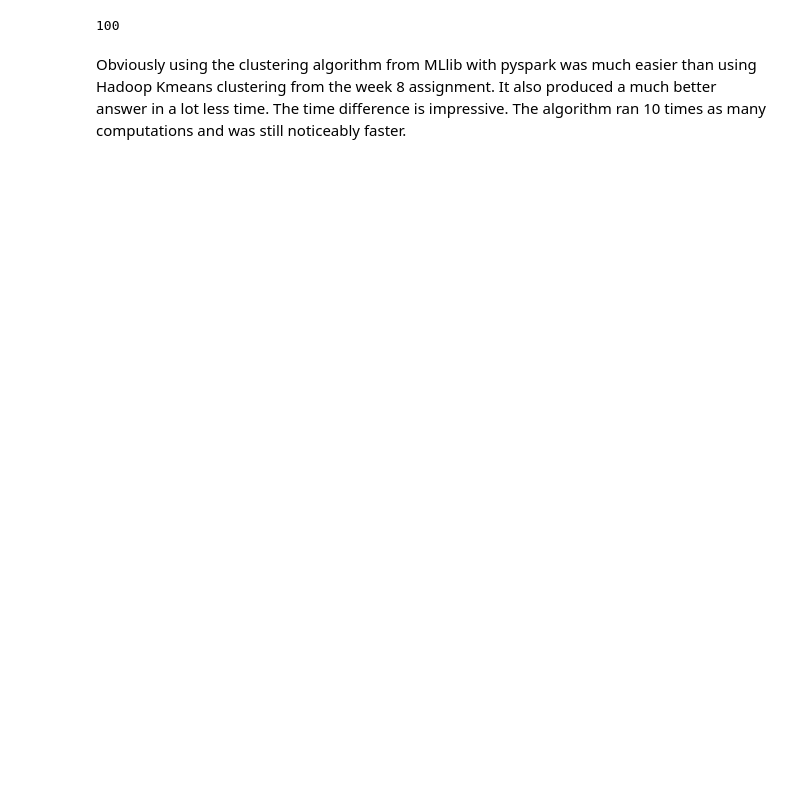
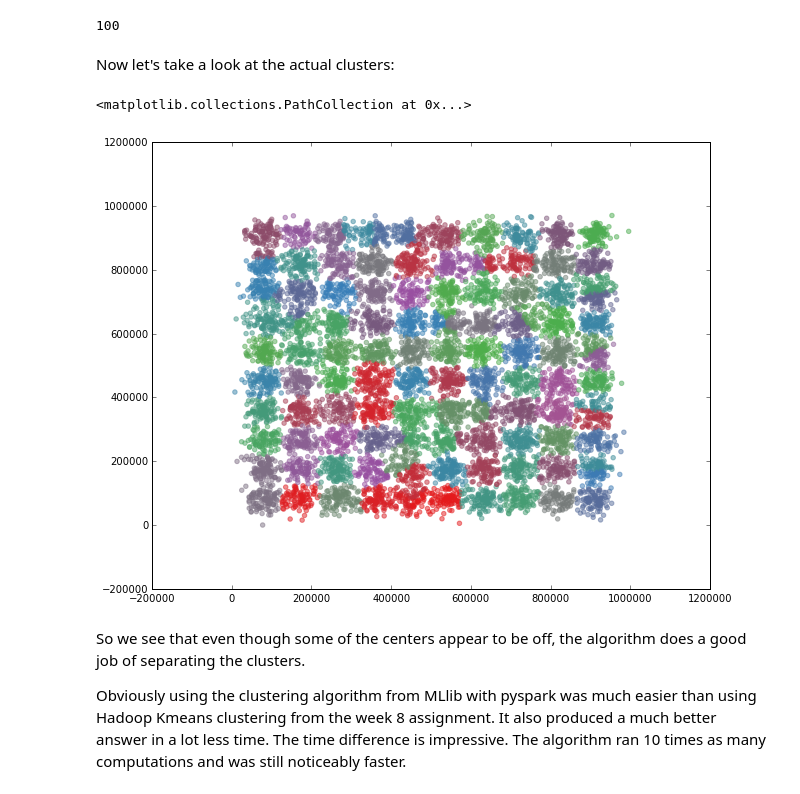
Before and after one commit to ajp619/is622_clustering3, a Jupyter notebook: wk10_mini-project.ipynb, the cells around one changed output. Saved outputs shown, nothing was run; the diff lists cells and outputs as text; code cells hidden in the pictures; blank space fills up the shorter version.

```diff
--- a/wk10_mini-project.ipynb
+++ b/wk10_mini-project.ipynb
@@ -65,5 +72,19 @@ ax.scatter(cx, cy, color="red")
 clusters.k
 # %% [output]
 100
+# %% [markdown]
+Now let's take a look at the actual clusters:
+# %%
+predicted = [clusters.predict(i) for i in zip(x, y)]
+# %%
+cmap = cm.Set1(range(100))
+
+fig, ax = plt.subplots(figsize=(10, 8))
+ax.scatter(x, y, alpha=0.5, color=cmap[predicted])
+# %% [output]
+<matplotlib.collections.PathCollection at 0x...>
+[figure, added]
 # %% [markdown]
+So we see that even though some of the centers appear to be off, the algorithm does a good job of separating the clusters.
+
 Obviously using the clustering algorithm from MLlib with pyspark was much easier than using Hadoop Kmeans clustering from the week 8 assignment. It also produced a much better answer in a lot less time. The time difference is impressive. The algorithm ran 10 times as many computations and was still noticeably faster.
```
Also changed, not shown: parts of 5 cells of this notebook.
